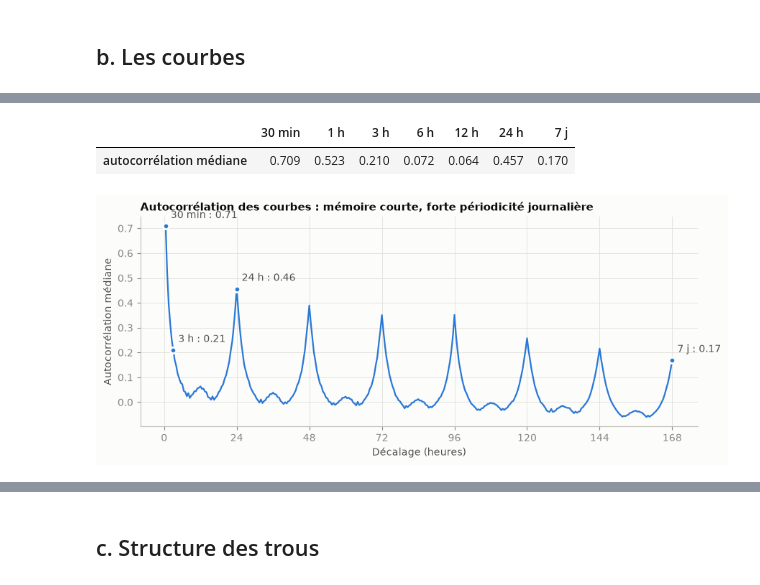
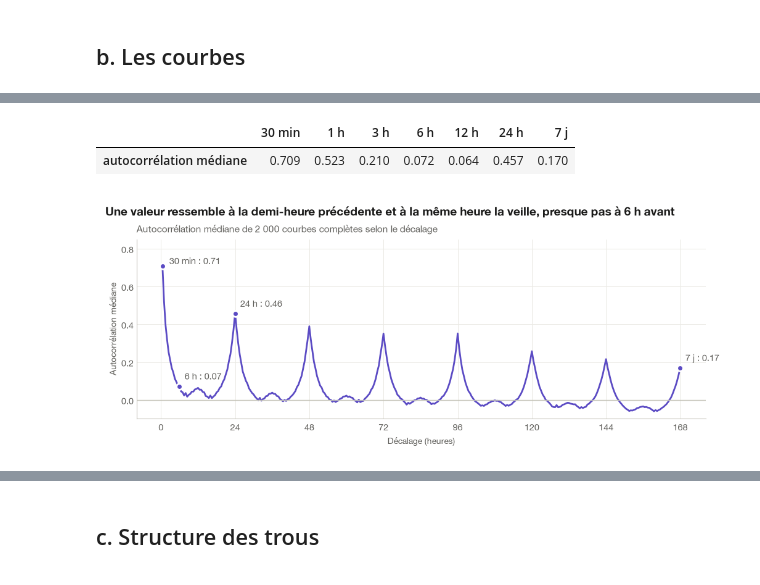
Before and after one commit to thibaudperes/ENS-ENEDIS, a Jupyter notebook: notebooks/01_eda.ipynb, the cells around one changed output, grey strips where cells are left out. Cells and saved outputs as stored; diff of their text form; code cells hidden in the pictures.

```diff
--- a/notebooks/01_eda.ipynb
+++ b/notebooks/01_eda.ipynb
@@ -347,40 +325,45 @@ Jour le plus haut / le plus bas de la période : +28.9%
 # %%
 # Autocorrélation : à quelle vitesse une courbe « oublie » son passé ?
 # Sur 2 000 courbes complètes tirées au hasard (sans NaN, non constantes).
 sample = X_full.iloc[:, rng.choice(X_full.shape[1], 2000, replace=False)].to_numpy(np.float64)
 sample = sample[:, ~np.isnan(sample).any(axis=0) & (sample.std(axis=0) > 0)]
 Z = (sample - sample.mean(axis=0)) / sample.std(axis=0)
 lags = np.arange(1, 337)
 acf = np.array([np.median((Z[k:] * Z[:-k]).mean(axis=0)) for k in lags])
 del sample, Z
 
-fig, ax = plt.subplots(figsize=(10, 3.8))
-ax.plot(lags / 2, acf, color=BLUE)
-for k, lab in [(1, "30 min"), (6, "3 h"), (48, "24 h"), (336, "7 j")]:
-    ax.plot(k / 2, acf[k - 1], "o", color=BLUE, ms=6, mec=SURFACE, mew=2)
+fig, ax = plt.subplots(figsize=(10, 4))
+ax.plot(lags / 2, acf, color=P["data"], lw=2)
+for k, lab in [(1, "30 min"), (12, "6 h"), (48, "24 h"), (336, "7 j")]:
+    ax.plot(k / 2, acf[k - 1], "o", color=P["data"], ms=7, mec="white", mew=2)
     ax.annotate(
         f"{lab} : {acf[k - 1]:.2f}",
         (k / 2, acf[k - 1]),
-        xytext=(5, 8),
+        xytext=(8, 2) if k == 1 else (6, 8),
         textcoords="offset points",
-        color=INK2,
+        color=P["ink_secondary"],
     )
+ax.axhline(0, color=P["axis"], lw=1)
+ax.set_ylim(-0.1, 0.85)
 ax.set_xlabel("Décalage (heures)")
 ax.set_ylabel("Autocorrélation médiane")
 ax.set_xticks(range(0, 169, 24))
-ax.set_title(
-    "Autocorrélation des courbes : mémoire courte, forte périodicité journalière", loc="left"
+ax.set_title("Autocorrélation médiane de 2 000 courbes complètes selon le décalage")
+set_conclusion(
+    fig,
+    "Une valeur ressemble à la demi-heure précédente et à la même heure la veille, "
+    "presque pas à 6 h avant",
 )
-save(fig, "b5_autocorrelation")
+save_fig(fig, "b5_autocorrelation")
 pd.Series(
     acf[[0, 1, 5, 11, 23, 47, 335]],
     index=["30 min", "1 h", "3 h", "6 h", "12 h", "24 h", "7 j"],
     name="autocorrélation médiane",
 ).to_frame().T
 # %% [output]
 |  | 30 min | 1 h | 3 h | 6 h | 12 h | 24 h | 7 j |
 | autocorrélation médiane | 0.709 | 0.523 | 0.210 | 0.072 | 0.064 | 0.457 | 0.170 |
-[figure, old version]
+[figure, new version]
 # %% [markdown]
 ### Constat → conséquence pour la modélisation
 
```
Also changed, not shown: parts of 21 cells of this notebook, 17 other files.
